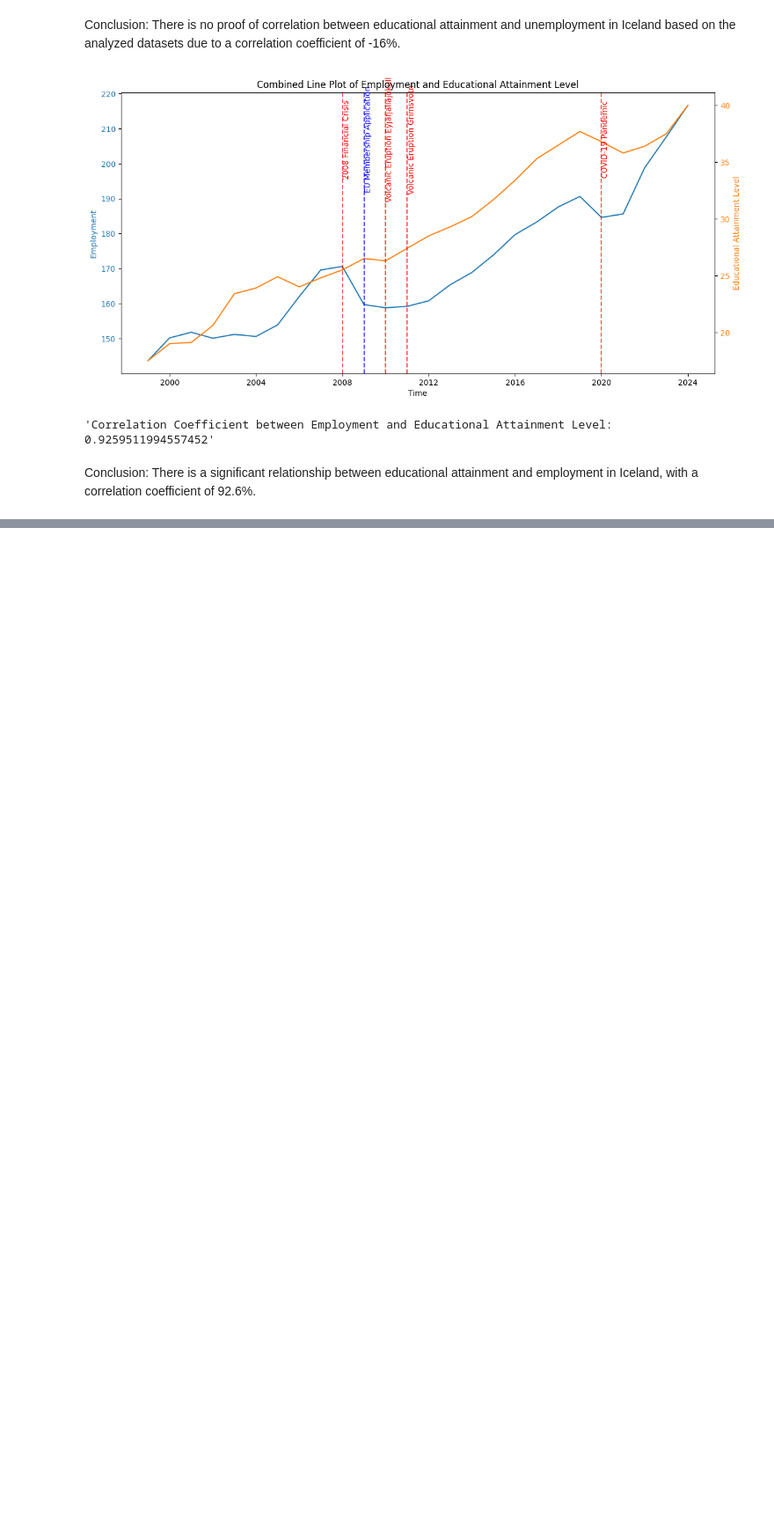
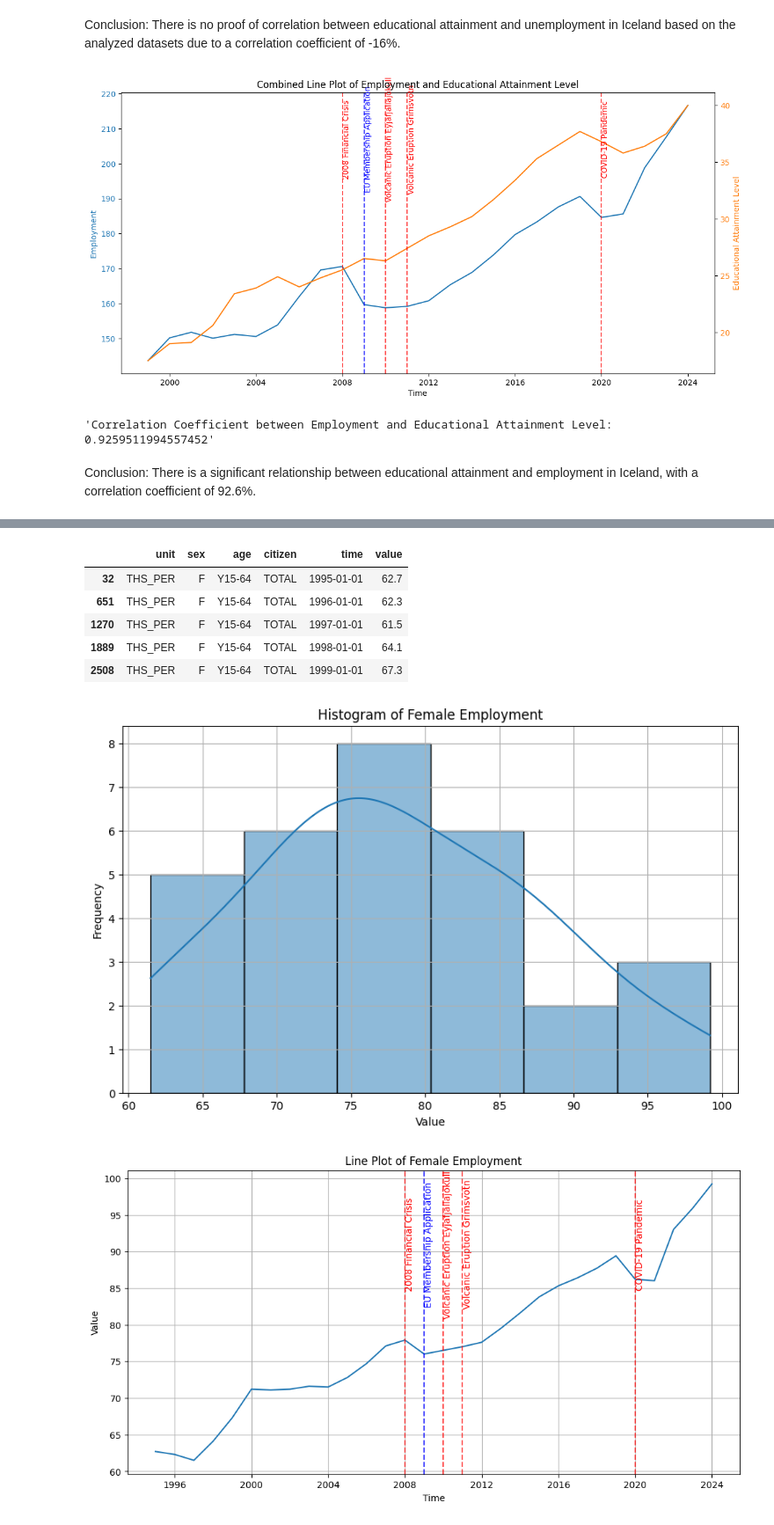
Before and after one commit to muffindud/iceland-data-analysis, a Jupyter notebook: main.ipynb, the cells around one changed output, grey strips where cells are left out. Shown at 88% size. Cells and saved outputs as stored; diff of their text form; code cells hidden in the pictures; blank space fills up the shorter version.

```diff
--- a/main.ipynb
+++ b/main.ipynb
@@ -880,0 +931,42 @@ Conclusion: There is a significant relationship between educational attainment a
+# %%
+lfsa_egan = get_dataframe("lfsa_egan")
+lfsa_egan = fix_dates(lfsa_egan)
+lfsa_egan = remove_empty_columns(lfsa_egan)
+lfsa_egan = melt_dataframe(lfsa_egan)
+lfsa_egan = drop_columns(lfsa_egan, ["freq"])
+
+lfsa_egan_f = filter_dataframe(lfsa_egan, {"unit": ["THS_PER"], "age": ["Y15-64"], "sex": ["F"], "citizen": ["TOTAL"]})
+lfsa_egan_f.name = "lfsa_egan_f"
+lfsa_egan_f.title = "Female Employment"
+display(lfsa_egan_f.head())
+make_histogram(lfsa_egan_f).show()
+make_line_plot(lfsa_egan_f).show()
+# make_scatter_plot(lfsa_egan_f).show()
+make_box_plot(lfsa_egan_f).show()
+
+lfsa_egan_m = filter_dataframe(lfsa_egan, {"unit": ["THS_PER"], "age": ["Y15-64"], "sex": ["M"], "citizen": ["TOTAL"]})
+lfsa_egan_m.name = "lfsa_egan_m"
+lfsa_egan_m.title = "Male Employment"
+display(lfsa_egan_m.head())
+make_histogram(lfsa_egan_m).show()
+make_line_plot(lfsa_egan_m).show()
+# make_scatter_plot(lfsa_egan_m).show()
+make_box_plot(lfsa_egan_m).show()
+
+lfsa_egan_t = filter_dataframe(lfsa_egan, {"unit": ["THS_PER"], "age": ["Y15-64"], "sex": ["T"], "citizen": ["TOTAL"]})
+lfsa_egan_t.name = "lfsa_egan_t"
+lfsa_egan_t.title = "Total Employment"
+display(lfsa_egan_t.head())
+make_histogram(lfsa_egan_t).show()
+make_line_plot(lfsa_egan_t).show()
+# make_scatter_plot(lfsa_egan_t).show()
+make_box_plot(lfsa_egan_t).show()
+# %% [output]
+|  | unit | sex | age | citizen | time | value |
+| 32 | THS_PER | F | Y15-64 | TOTAL | 1995-01-01 | 62.7 |
+| 651 | THS_PER | F | Y15-64 | TOTAL | 1996-01-01 | 62.3 |
+| 1270 | THS_PER | F | Y15-64 | TOTAL | 1997-01-01 | 61.5 |
+| 1889 | THS_PER | F | Y15-64 | TOTAL | 1998-01-01 | 64.1 |
+| 2508 | THS_PER | F | Y15-64 | TOTAL | 1999-01-01 | 67.3 |
+[figure, added]
+[figure, added]
```
Also changed, not shown: parts of 10 cells of this notebook, 2 other files.
